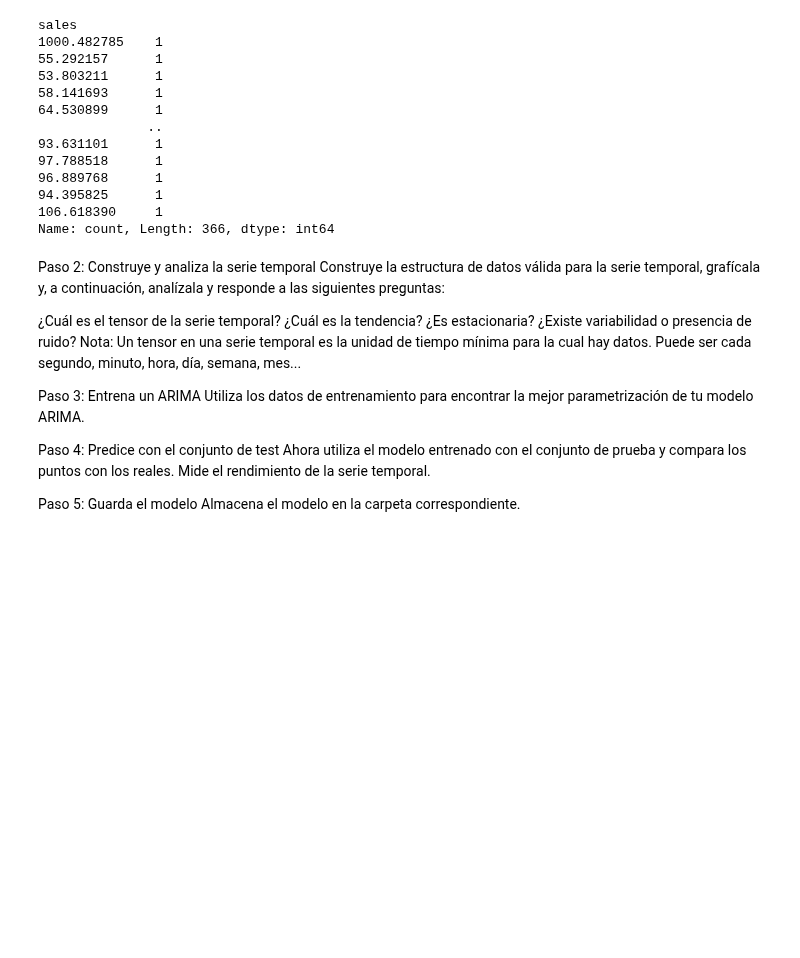
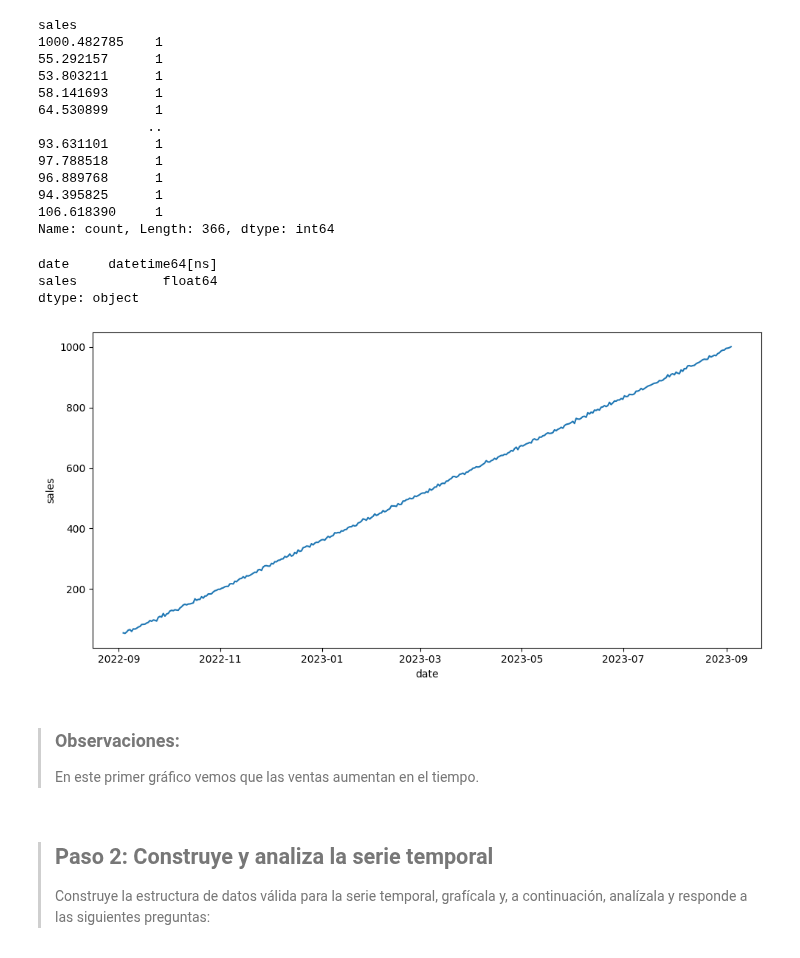
Before and after one commit to 4GeeksAcademy/sarayruiz---Machine-Learning, a Jupyter notebook: src/10-time-series-forecasting-sales.ipynb, the cells around one changed output. Drawn from its saved outputs; the diff is of its cells as text; code cells hidden in the pictures; blank space fills up the shorter version.

```diff
--- a/src/10-time-series-forecasting-sales.ipynb
+++ b/src/10-time-series-forecasting-sales.ipynb
@@ -100,21 +107,30 @@ sales
 94.395825      1
 106.618390     1
 Name: count, Length: 366, dtype: int64
+# %%
+# Convierto la columna 'date' en fecha, actualmente consta como texto.df
+df["date"] = pd.to_datetime(df["date"])
+df = df.sort_values("date")
+# %%
+df.dtypes
+# %% [output]
+date     datetime64[ns]
+sales           float64
+dtype: object
+# %%
+fig, axis = plt.subplots(figsize = (10, 5))
+
+sns.lineplot(data=df, x="date", y="sales")
+
+plt.tight_layout()
+
+plt.show()
+# %% [output]
+[figure, added]
+# %% [markdown]
+>### Observaciones:
+>
+> En este primer gráfico vemos que las ventas aumentan en el tiempo.
 # %% [markdown]
-Paso 2: Construye y analiza la serie temporal
-Construye la estructura de datos válida para la serie temporal, grafícala y, a continuación, analízala y responde a las siguientes preguntas:
-
-¿Cuál es el tensor de la serie temporal?
-¿Cuál es la tendencia?
-¿Es estacionaria?
-¿Existe variabilidad o presencia de ruido?
-Nota: Un tensor en una serie temporal es la unidad de tiempo mínima para la cual hay datos. Puede ser cada segundo, minuto, hora, día, semana, mes...
-
-Paso 3: Entrena un ARIMA
-Utiliza los datos de entrenamiento para encontrar la mejor parametrización de tu modelo ARIMA.
-
-Paso 4: Predice con el conjunto de test
-Ahora utiliza el modelo entrenado con el conjunto de prueba y compara los puntos con los reales. Mide el rendimiento de la serie temporal.
-
-Paso 5: Guarda el modelo
-Almacena el modelo en la carpeta correspondiente.
+>## Paso 2: Construye y analiza la serie temporal
+>Construye la estructura de datos válida para la serie temporal, grafícala y, a continuación, analízala y responde a las siguientes preguntas:
```
Also changed, not shown: parts of 28 cells of this notebook.
